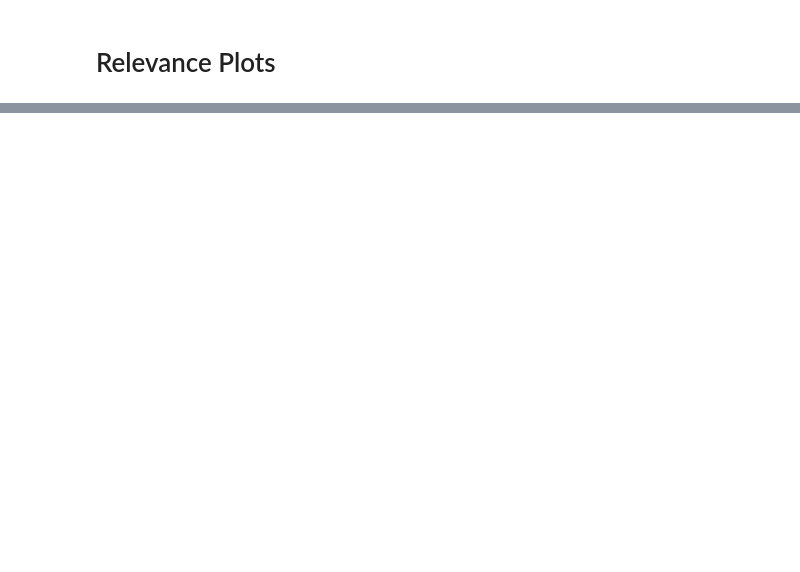
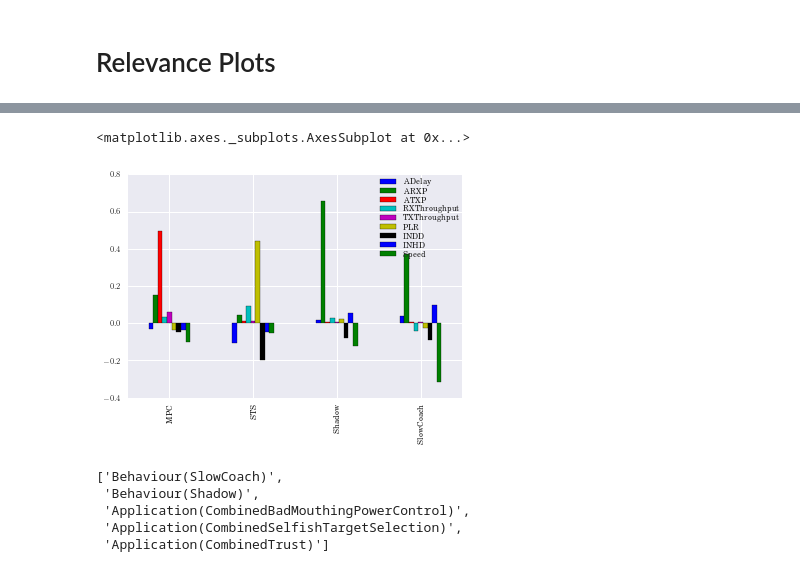
Before and after one commit to andrewbolster/aietes, a Jupyter notebook: scripts/notebooks/Chapters/Chapter 7.ipynb, the cells around one changed output, grey strips where cells are left out. Cells and saved outputs as stored; diff of their text form; code cells hidden in the pictures; blank space fills up the shorter version.

```diff
--- a/scripts/notebooks/Chapters/Chapter 7.ipynb
+++ b/scripts/notebooks/Chapters/Chapter 7.ipynb
@@ -71,0 +3,15 @@ dict(zip(metric_colour_map,[scalarMap.to_rgba(i) for i in range(len(metric_colou
+# %%
+key_order = ['ADelay', 'ARXP', 'ATXP', 'RXThroughput', 'TXThroughput', 'PLR', 'INDD', 'INHD', 'Speed']
+
+from bounos.Analyses.Weight import build_outlier_weights, drop_metrics_from_weights_by_key, target_weight_feature_extractor, calc_correlations_from_weights
+
+
+"/home/bolster/src/aietes/results/Malicious Behaviour Trust Comparison-2015-07-20-17-47-53"
+
+observer = 'Bravo'
+target = 'Alfa'
+n_nodes = 6
+n_metrics = 9
+
+results_path = "/home/bolster/src/aietes/results/Malicious Behaviour Trust Comparison-2015-07-20-17-47-53"
+outlier_path = results_path + "/outliers.bkup.h5"
@@ -71,0 +247,12 @@ dict(zip(metric_colour_map,[scalarMap.to_rgba(i) for i in range(len(metric_colou
+# %%
+from aietes.Tools import uncpickle
+best_full_runs = uncpickle('/home/bolster/src/thesis/papers/active/16_AAMAS/best_full_runs')
+# %%
+optimal_full_weights = pd.DataFrame.from_dict({ k: v[1] for k,v in best_full_runs['Fair'].iteritems()}).T
+# %%
+optimal_full_weights.columns = key_order
+# %%
+optimal_full_weights.plot(kind='bar')
+# %% [output]
+<matplotlib.axes._subplots.AxesSubplot at 0x...>
+[figure, added]
@@ -71,0 +263,8 @@ dict(zip(metric_colour_map,[scalarMap.to_rgba(i) for i in range(len(metric_colou
+# %%
+os.listdir(in_results(clean_dataset))
+# %% [output]
+['Behaviour(SlowCoach)',
+ 'Behaviour(Shadow)',
+ 'Application(CombinedBadMouthingPowerControl)',
+ 'Application(CombinedSelfishTargetSelection)',
+ 'Application(CombinedTrust)']
```
Also changed, not shown: parts of 39 cells of this notebook, 8 other files.
